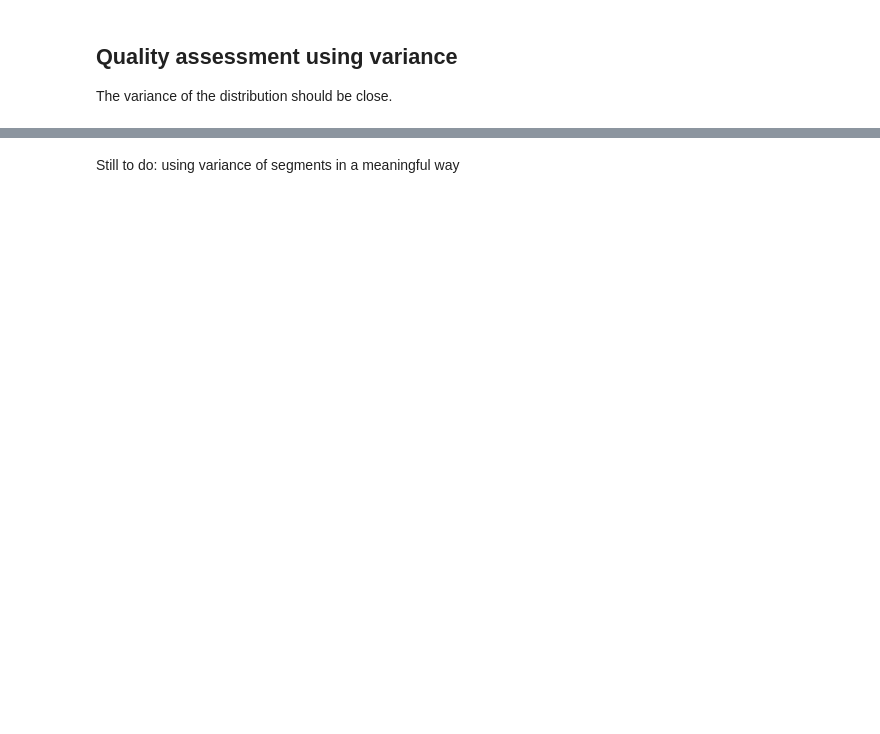
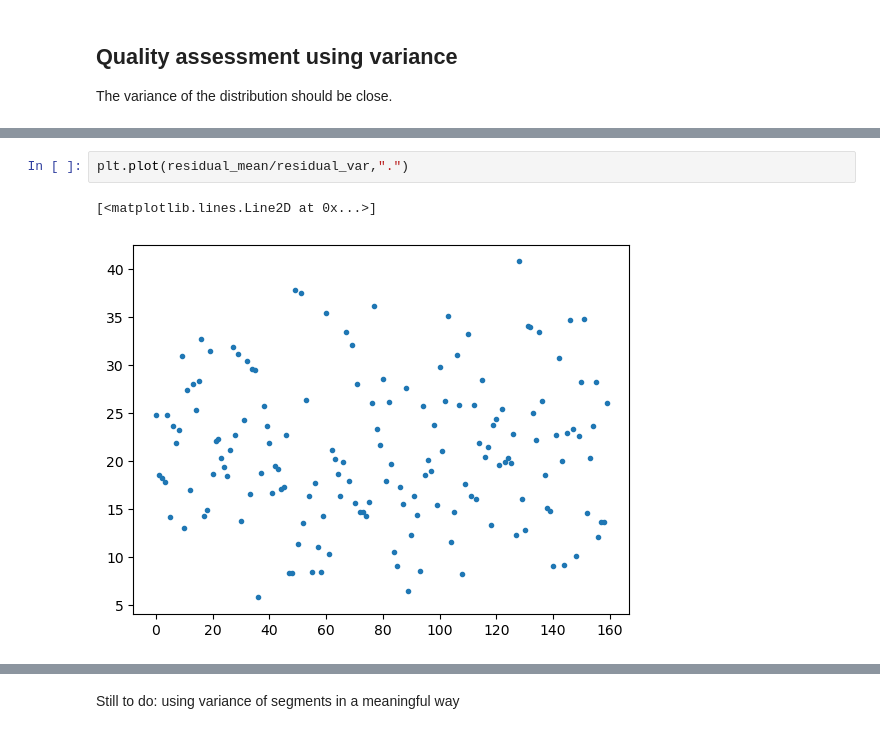
Before and after one commit to alexmundt/waveform-stft-denoise, a Jupyter notebook: Model - Testing.ipynb, the cells around one changed output, grey strips where cells are left out. Drawn from its saved outputs; the diff is of its cells as text; blank space fills up the shorter version.

```diff
--- a/Model - Testing.ipynb
+++ b/Model - Testing.ipynb
@@ -203,3 +231,8 @@ np.sqrt(np.var(test_waveform))
+# %%
+plt.plot(residual_mean/residual_var,".")
+# %% [output]
+[<matplotlib.lines.Line2D at 0x...>]
+[figure, added]
 # %%
 plt.hist(denoise_waveform(test_waveform))
 # %% [output]
```
Also changed, not shown: parts of 17 cells of this notebook.
